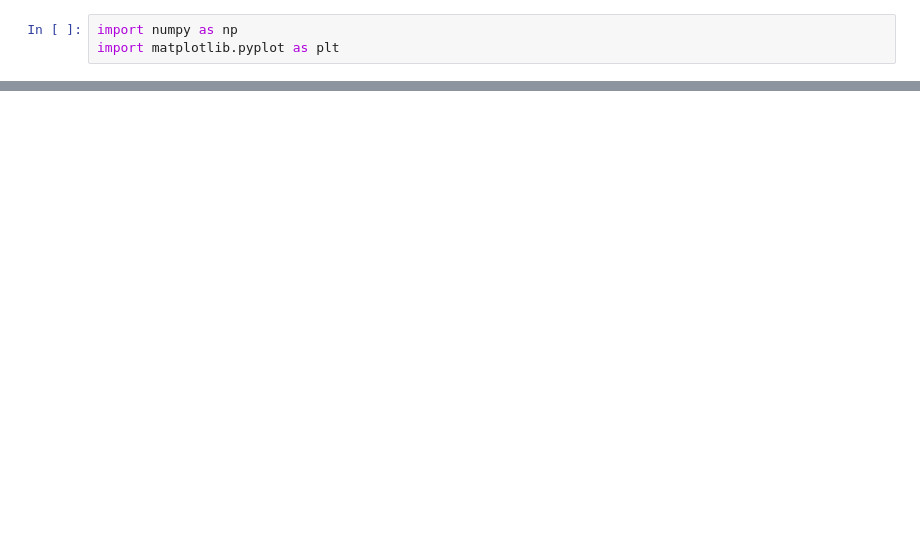
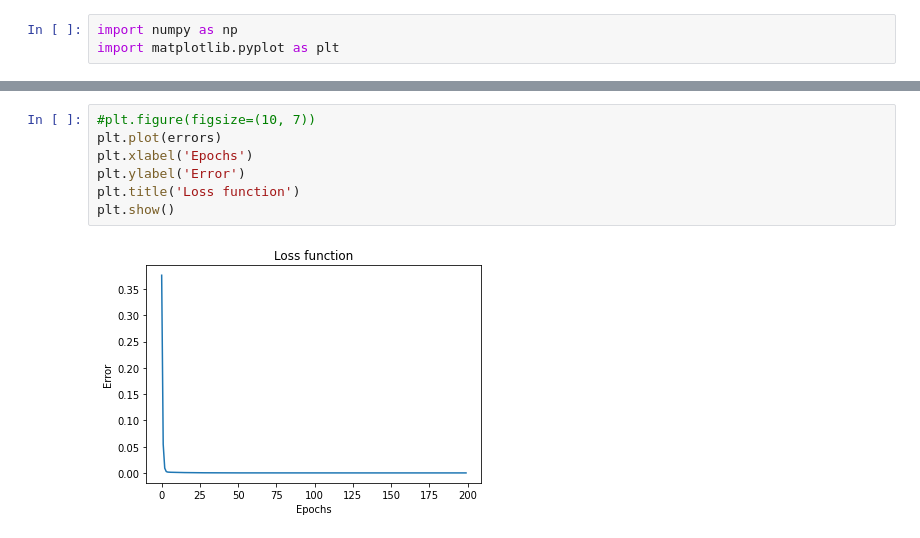
Before and after one commit to kiakass/machine-learning, a Jupyter notebook: gradient_descent_algorithm.ipynb, the cells around one changed output, grey strips where cells are left out. Cells and saved outputs as stored; diff of their text form; blank space fills up the shorter version.

```diff
--- a/gradient_descent_algorithm.ipynb
+++ b/gradient_descent_algorithm.ipynb
@@ -89,0 +72,9 @@ final result : 84 w = 0.17, b = 0.71 cost = 0.00080
+# %%
+#plt.figure(figsize=(10, 7))
+plt.plot(errors)
+plt.xlabel('Epochs')
+plt.ylabel('Error')
+plt.title('Loss function')
+plt.show()
+# %% [output]
+[figure, added]
```
Also changed, not shown: parts of 3 cells of this notebook.
